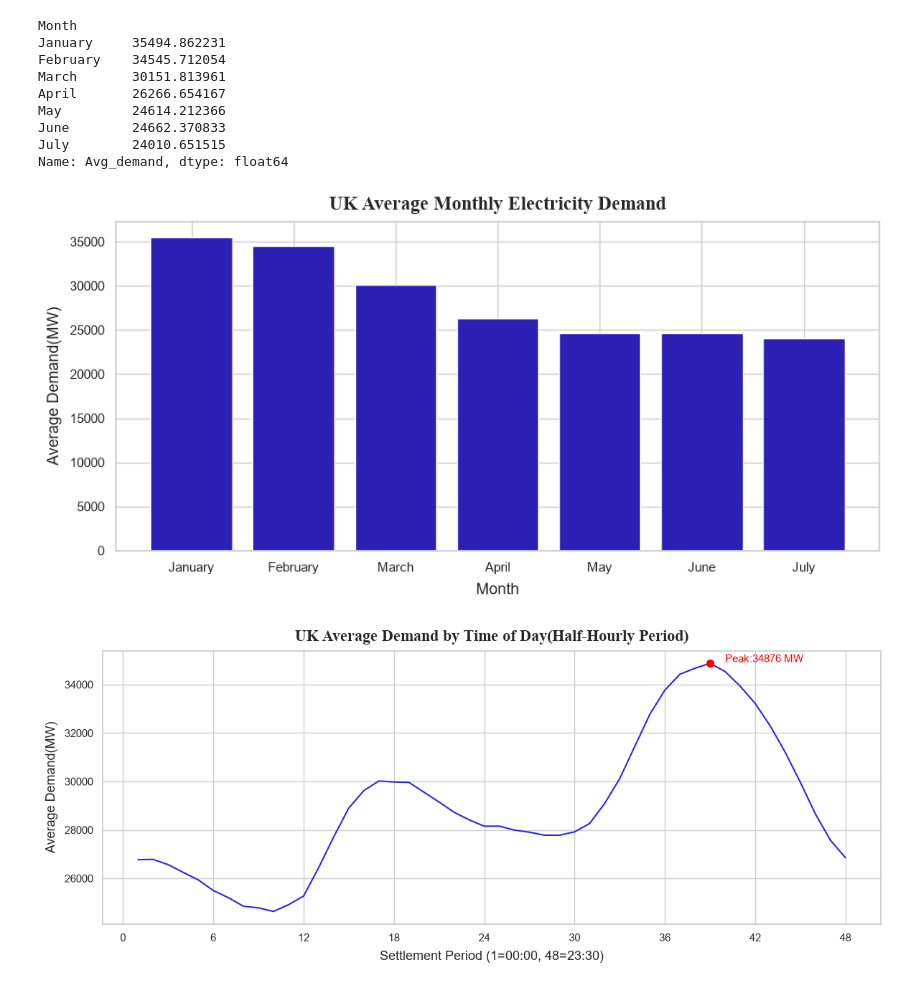
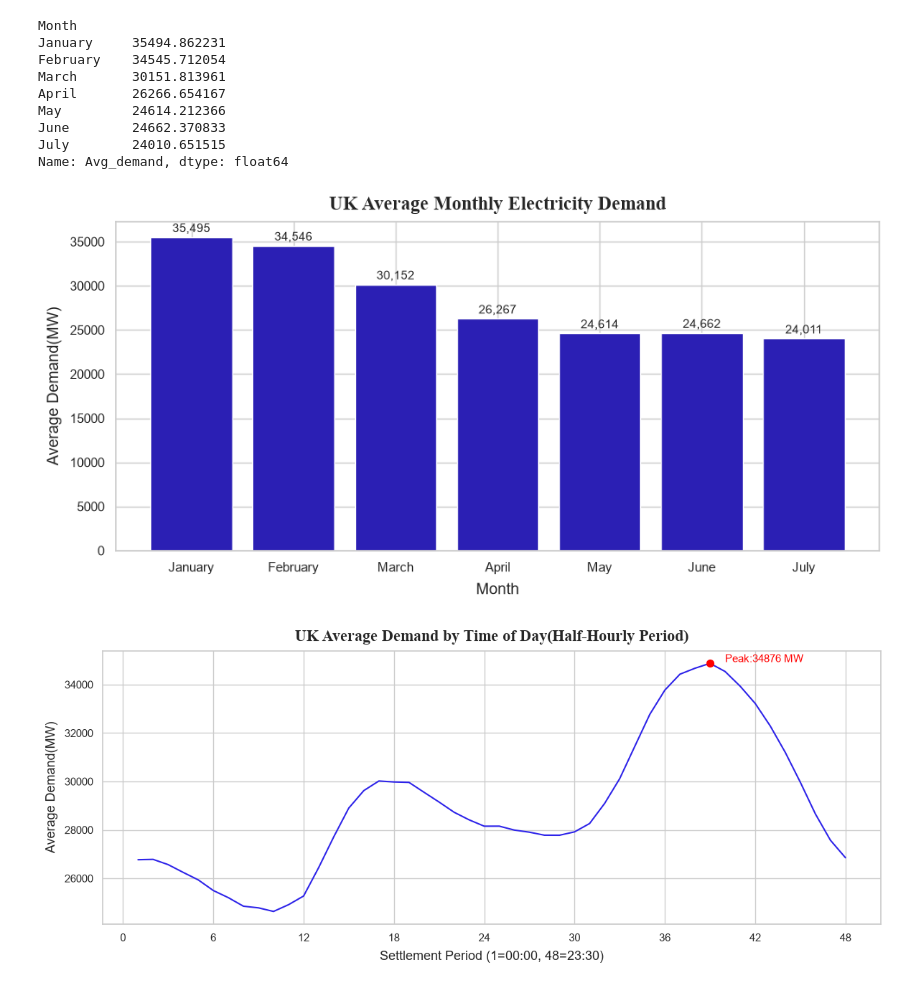
Before and after one commit to udaykiran-power/uk-electricity-demand-analysis, a Jupyter notebook: notebooks/01_data_exploration.ipynb, the cells around one changed output. Cells and saved outputs as stored; diff of their text form; code cells hidden in the pictures.

```diff
--- a/notebooks/01_data_exploration.ipynb
+++ b/notebooks/01_data_exploration.ipynb
@@ -134,6 +134,9 @@ Weekend_comparision = daily_demand.groupby(by=['Is_weekend'])['Avg_demand'].mean
 # %%
 fig, ax = mt.subplots(figsize=(6,5))
 Weekend_comparision.plot(kind='bar',ax=ax, color=["#eb1212", "#5740db"])
+for patch in ax.patches:
+    height = patch.get_height()
+    ax.text(patch.get_x() + patch.get_width()/2, height + 300, f'{height:,.0f}', ha='center', va='bottom', fontsize=11)
 ax.set_xlabel('Is Weekend', fontsize=13, labelpad=0, loc='center')
 ax.set_xticklabels(['Weekday', 'Weekend'], rotation=0)
 ax.set_title('Weekday vs Weekend Average Demand (MW)', fontsize=16, fontweight='bold', loc='center', fontfamily='Times New Roman', pad=10)
@@ -162,19 +165,23 @@ Name: Avg_demand, dtype: float64
 # %%
 monthly_demand_df = monthly_demand.reset_index()
 monthly_demand_df.columns = ['Month', 'Avg_demand']
 
 fig, ax = mt.subplots(figsize=(10,5))
-ax.bar(x=monthly_demand_df['Month'], height=monthly_demand_df['Avg_demand'], color='#2b1fb4')
+bars = ax.bar(x=monthly_demand_df['Month'], height=monthly_demand_df['Avg_demand'], color='#2b1fb4')
+for bar in bars:
+    height = bar.get_height()
+    ax.text(bar.get_x() + bar.get_width()/2, height + 300, f'{height:,.0f}', ha='center', va='bottom', fontsize=10)
+
 ax.set_xlabel('Month', fontsize=13, labelpad=7, loc='center')
 ax.set_ylabel('Average Demand(MW)', fontsize=13, labelpad=7, loc='center')
 ax.set_title('UK Average Monthly Electricity Demand', fontsize=16, fontweight='bold', loc='center', fontfamily='Times New Roman', pad=10)
 ax.tick_params(axis='x', rotation=0)
 mt.tight_layout()
 mt.savefig('../outputs/UK_Average_Monthly_Elec_demand.png', dpi=300)
 mt.show()
 #ax.yaxis.set_major_locator(mt.MaxNLocator())
 # %% [output]
-[figure, old version]
+[figure, new version]
 # %%
 period_demand = df.groupby(by='SETTLEMENT_PERIOD')['TSD'].mean()
 period_demand = period_demand.reset_index()
```
Also changed, not shown: parts of 2 cells of this notebook.
